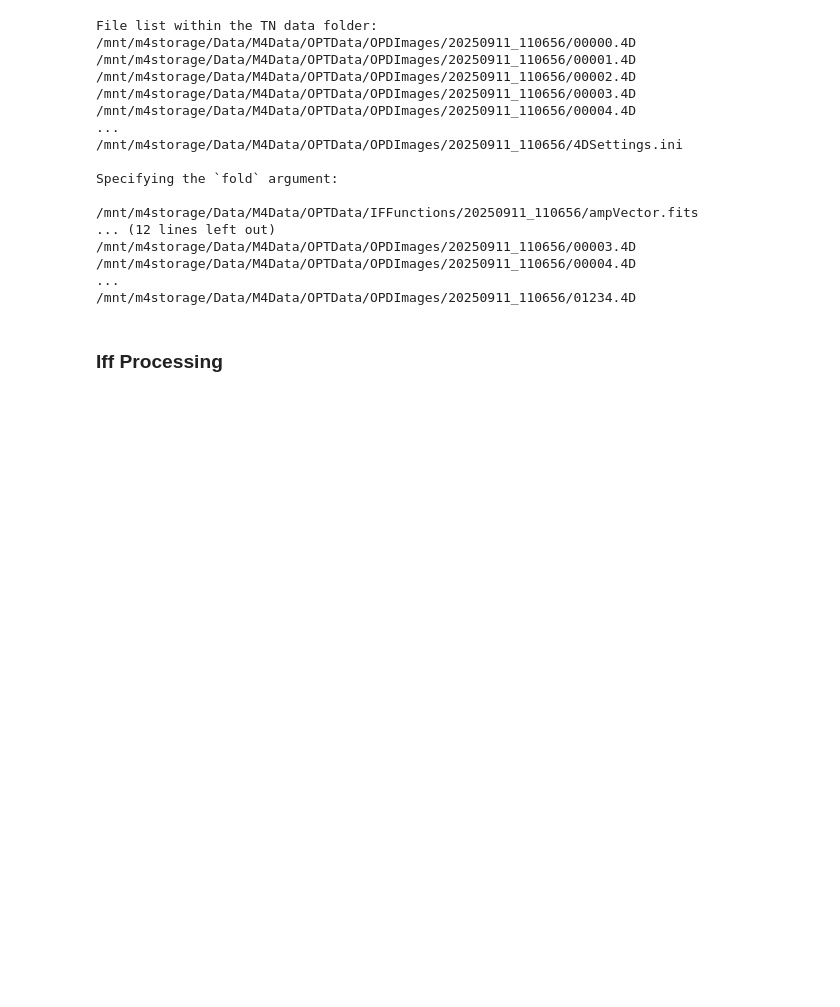
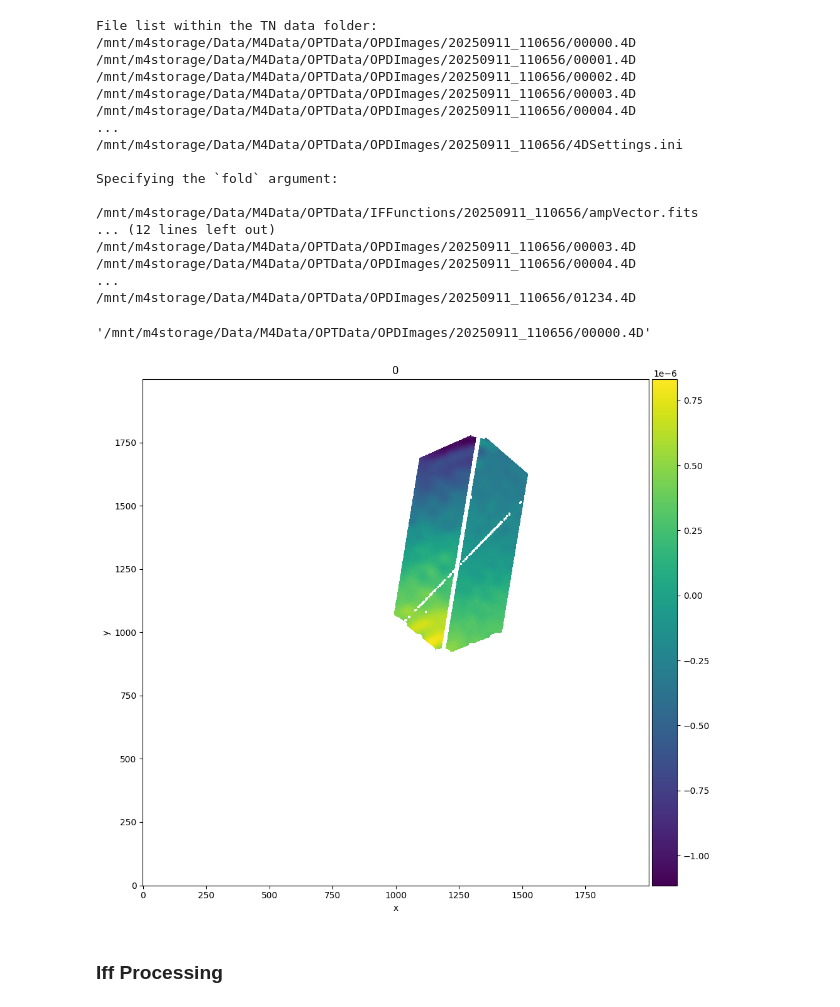
Before and after one commit to pietroferraiuolo/labott, a Jupyter notebook: opt-tutorial.ipynb, the cells around one changed output. Saved outputs shown, nothing was run; the diff lists cells and outputs as text; code cells hidden in the pictures; blank space fills up the shorter version.

Commit message:
tutorial with some capsens data analysis

```diff
--- a/opt-tutorial.ipynb
+++ b/opt-tutorial.ipynb
@@ -342,6 +339,15 @@ Specifying the `fold` argument:
 /mnt/m4storage/Data/M4Data/OPTData/OPDImages/20250911_110656/00004.4D
 ...
 /mnt/m4storage/Data/M4Data/OPTData/OPDImages/20250911_110656/01234.4D
+# %%
+filelist[0]
+# %% [output]
+'/mnt/m4storage/Data/M4Data/OPTData/OPDImages/20250911_110656/00000.4D'
+# %%
+image = osu.read_phasemap(filelist[0])
+superimshow([image])
+# %% [output]
+[figure, added]
 # %% [markdown]
 ### Iff Processing
 # %% [markdown]
```
Also changed, not shown: parts of 22 cells of this notebook.
